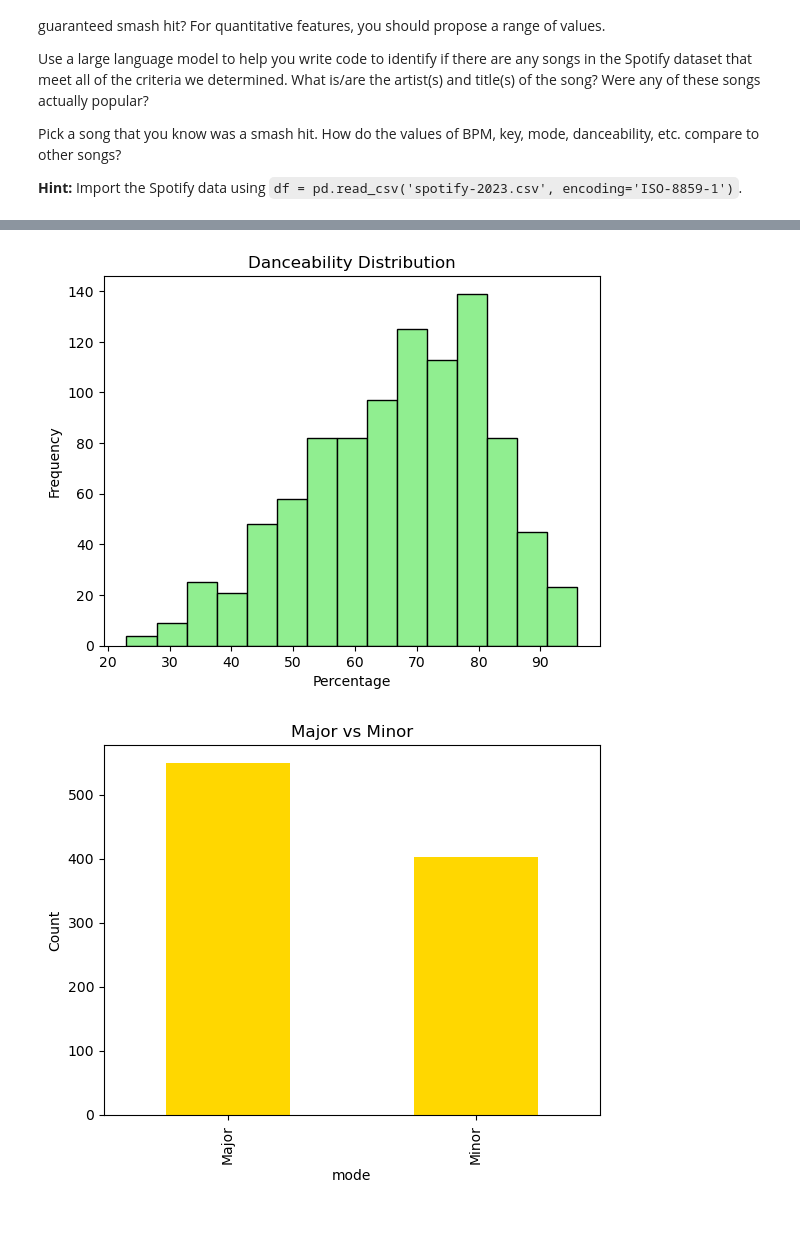
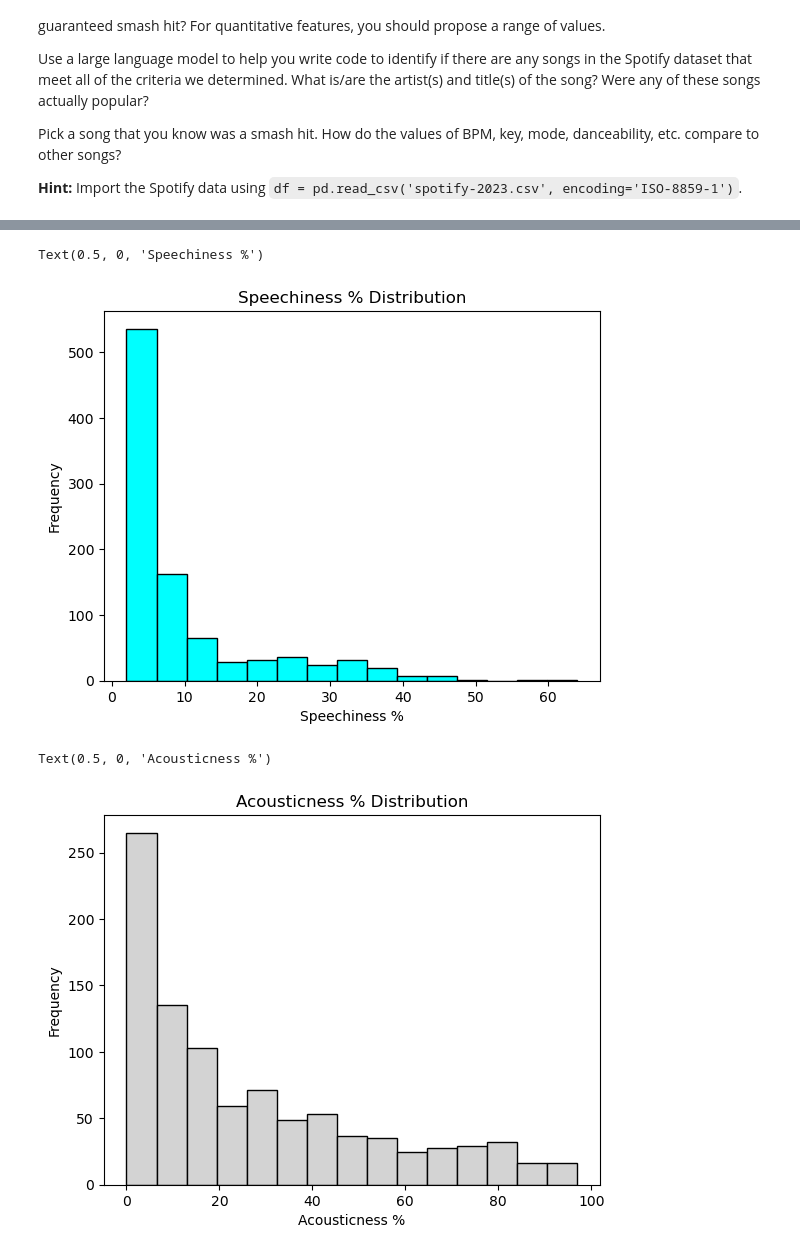
Before and after one commit to candace1been/Data_Visualization_And_Modeling, a Jupyter notebook: Lab/1.3 Data Visualization Lab.ipynb, the cells around one changed output, grey strips where cells are left out. Cells and saved outputs as stored; diff of their text form; code cells hidden in the pictures; blank space fills up the shorter version.

```diff
--- a/Lab/1.3 Data Visualization Lab.ipynb
+++ b/Lab/1.3 Data Visualization Lab.ipynb
@@ -23,8 +23,19 @@ Pick a song that you know was a smash hit. How do the values of BPM, key, mode,
 import pandas as pd
 import matplotlib.pyplot as plt
 
-# 1. Load the Spotify Data
+# Load dataset
+df = pd.read_csv('spotify-2023.csv', encoding='ISO-8859-1')
+df['streams'] = pd.to_numeric(df['streams'], errors='coerce')
 
-df = pd.read_csv('spotify-2023.csv', encoding='ISO-8859-1')
+# 1. Calculations
+ideal_vals = {
+    'bpm': df['bpm'].median(),
+    'key': df['key'].mode()[0],
+    'mode': df['mode'].mode()[0],
+    'danceability_%': df['danceability_%'].median(),
+    'energy_%': df['energy_%'].median(),
+    'speechiness_%': df['speechiness_%'].median(),
+    'acousticness_%': df['acousticness_%'].median()
+}
 # %%
 # BPM Distribution
@@ -73,15 +76,15 @@ filtered_df.head()
 # %%
-# Danceability Distribution
-df['danceability_%'].plot(kind='hist', bins=15, title='Danceability Distribution', color='lightgreen', edgecolor='black')
-plt.xlabel('Percentage')
-plt.show()
+plt.figure()
+df['speechiness_%'].plot(kind='hist', bins=15, title='Speechiness % Distribution', color='cyan', edgecolor='black')
+plt.xlabel('Speechiness %')
 # %% [output]
+Text(0.5, 0, 'Speechiness %')
-[figure, old version]
+[figure, new version]
 # %%
-# Mode Distribution (Major vs Minor)
-df['mode'].value_counts().plot(kind='bar', title='Major vs Minor', color='gold')
-plt.ylabel('Count')
-plt.show()
+plt.figure()
+df['acousticness_%'].plot(kind='hist', bins=15, title='Acousticness % Distribution', color='lightgray', edgecolor='black')
+plt.xlabel('Acousticness %')
 # %% [output]
+Text(0.5, 0, 'Acousticness %')
-[figure, old version]
+[figure, new version]
 # %%
```
Also changed, not shown: parts of 9 cells of this notebook, 2 other files.
